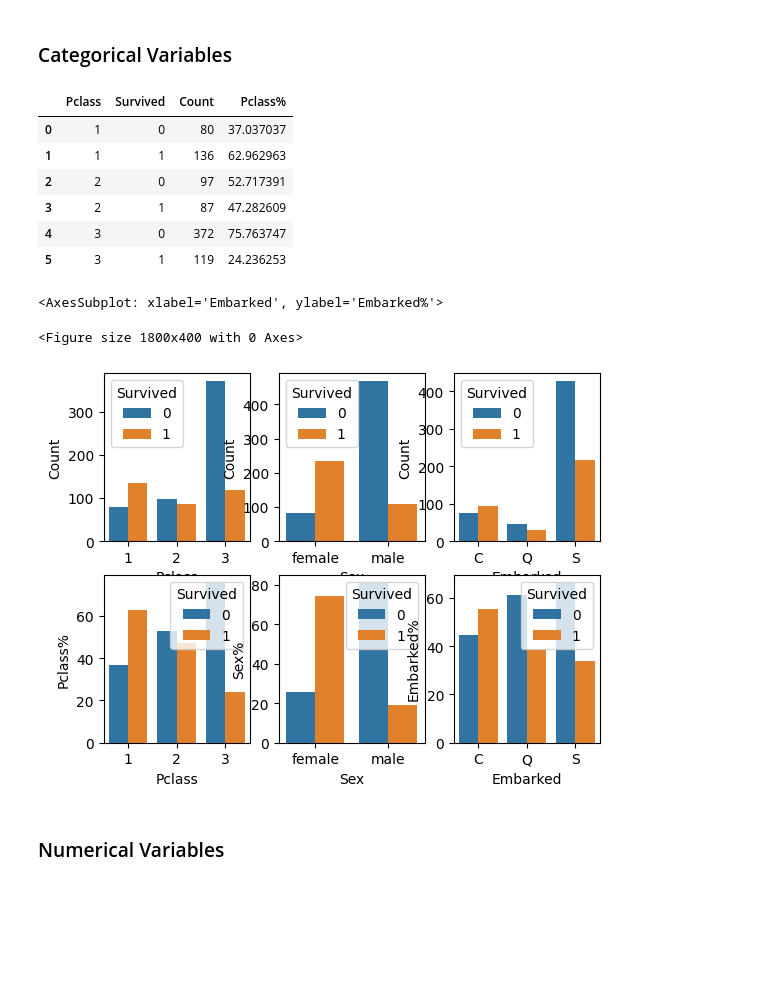
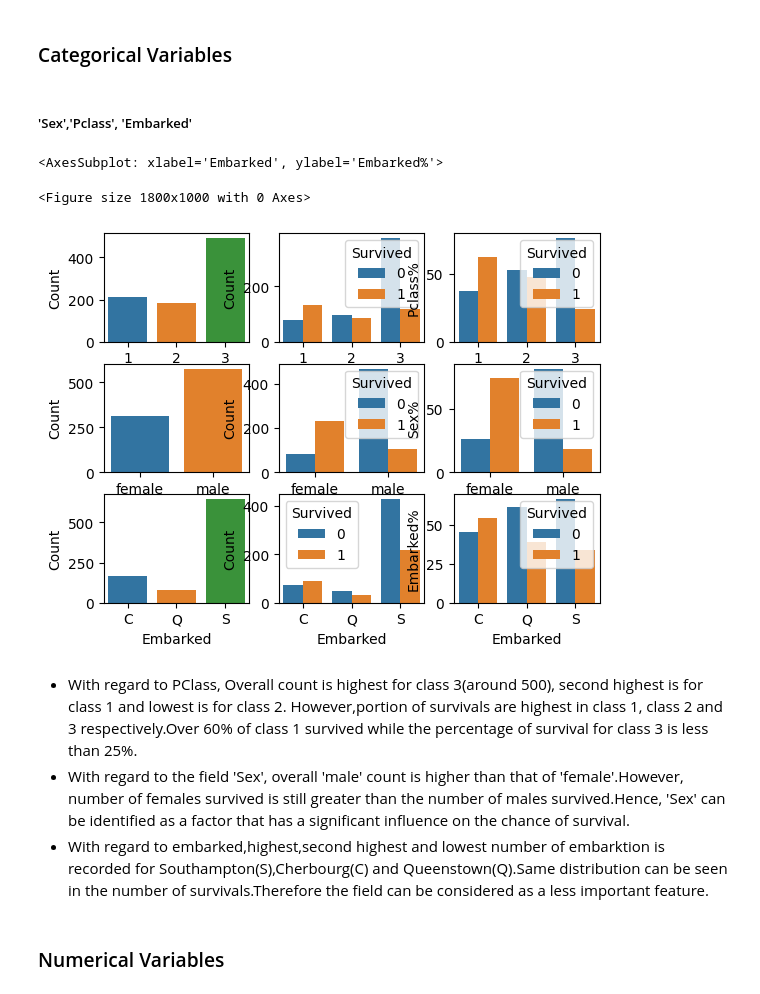
Before and after one commit to Hasitha199310/Titanic, a Jupyter notebook: Titanic Data Analysis.ipynb, the cells around one changed output. Saved outputs shown, nothing was run; the diff lists cells and outputs as text; code cells hidden in the pictures; blank space fills up the shorter version.

```diff
--- a/Titanic Data Analysis.ipynb
+++ b/Titanic Data Analysis.ipynb
@@ -4,8 +4,8 @@ import numpy as np
 import matplotlib.pyplot as plt
 import seaborn as sns
 # %%
-train = pd.read_csv('Titanic/train.csv')
-test = pd.read_csv('Titanic/test.csv')
+train = pd.read_csv('data/train.csv')
+test = pd.read_csv('data/test.csv')
 # %% [markdown]
 ## Data Description
 
@@ -67,40 +64,42 @@ train_pclass['Pclass%'] = 100* train_pclass['Count']/train_pclass.groupby(['Pcla
-# %%
-train_pclass
-# %% [output]
-|  | Pclass | Survived | Count | Pclass% |
-| 0 | 1 | 0 | 80 | 37.037037 |
-| 1 | 1 | 1 | 136 | 62.962963 |
-| 2 | 2 | 0 | 97 | 52.717391 |
-| 3 | 2 | 1 | 87 | 47.282609 |
-| 4 | 3 | 0 | 372 | 75.763747 |
-| 5 | 3 | 1 | 119 | 24.236253 |
+# %% [markdown]
+##### 'Sex','Pclass', 'Embarked'
 # %%
 # creating the bar plot
 #define dimensions of subplots (rows, columns)
-plt.figure(figsize=(18,4))
-fig, axes = plt.subplots(2, 3)
+plt.figure(figsize=(18,10))
+fig, axes = plt.subplots(3, 3)
 
-#create chart in each subplot
+#Pclass
+train_pclass_total = train.groupby(['Pclass']).size().reset_index(name = 'Count')
+sns.barplot(data = train_pclass_total, x = 'Pclass', y= 'Count', ax=axes[0,0])
 train_pclass = train.groupby(['Pclass','Survived']).size().reset_index(name = 'Count')
-sns.barplot(data = train_pclass, x = 'Pclass', y= 'Count', hue = 'Survived', ax=axes[0,0])
+sns.barplot(data = train_pclass, x = 'Pclass', y= 'Count', hue = 'Survived', ax=axes[0,1])
 train_pclass['Pclass%'] = 100* train_pclass['Count']/train_pclass.groupby(['Pclass'])['Count'].transform('sum')
-sns.barplot(data = train_pclass, x = 'Pclass', y= 'Pclass%', hue = 'Survived', ax=axes[1,0])
+sns.barplot(data = train_pclass, x = 'Pclass', y= 'Pclass%', hue = 'Survived', ax=axes[0,2])
 
-#create chart in each subplot
+#Sex
+train_Sex_total = train.groupby(['Sex']).size().reset_index(name = 'Count')
+sns.barplot(data = train_Sex_total, x = 'Sex', y= 'Count', ax=axes[1,0])
 train_sex = train.groupby(['Sex','Survived']).size().reset_index(name = 'Count')
-sns.barplot(data = train_sex, x = 'Sex', y= 'Count', hue = 'Survived', ax=axes[0,1])
+sns.barplot(data = train_sex, x = 'Sex', y= 'Count', hue = 'Survived', ax=axes[1,1])
 train_sex['Sex%'] = 100* train_sex['Count']/train_sex.groupby(['Sex'])['Count'].transform('sum')
-sns.barplot(data = train_sex, x = 'Sex', y= 'Sex%', hue = 'Survived', ax=axes[1,1])
+sns.barplot(data = train_sex, x = 'Sex', y= 'Sex%', hue = 'Survived', ax=axes[1,2])
 
-#create chart in each subplot
+#Embarked
+train_Embarked_total = train.groupby(['Embarked']).size().reset_index(name = 'Count')
+sns.barplot(data = train_Embarked_total, x = 'Embarked', y= 'Count', ax=axes[2,0])
 train_embarked = train.groupby(['Embarked','Survived']).size().reset_index(name = 'Count')
-sns.barplot(data = train_embarked, x = 'Embarked', y= 'Count', hue = 'Survived', ax=axes[0,2])
+sns.barplot(data = train_embarked, x = 'Embarked', y= 'Count', hue = 'Survived', ax=axes[2,1])
 train_embarked['Embarked%'] = 100* train_embarked['Count']/train_embarked.groupby(['Embarked'])['Count'].transform('sum')
-sns.barplot(data = train_embarked, x = 'Embarked', y= 'Embarked%', hue = 'Survived', ax=axes[1,2])
+sns.barplot(data = train_embarked, x = 'Embarked', y= 'Embarked%', hue = 'Survived', ax=axes[2,2])
 # %% [output]
 <AxesSubplot: xlabel='Embarked', ylabel='Embarked%'>
-<Figure size 1800x400 with 0 Axes>
+<Figure size 1800x1000 with 0 Axes>
-[figure, old version]
+[figure, new version]
+# %% [markdown]
+- With regard to PClass, Overall count is highest for class 3(around 500), second highest is for class 1 and lowest is for class 2. However,portion of survivals are highest in class 1, class 2 and 3 respectively.Over 60% of class 1 survived while the percentage of survival for class 3 is less than 25%.
+- With regard to the field 'Sex', overall 'male' count is higher than that of 'female'.However, number of females survived is still greater than the number of males survived.Hence, 'Sex' can be identified as a factor that has a significant influence on the chance of survival.
+- With regard to embarked,highest,second highest and lowest number of embarktion is recorded for Southampton(S),Cherbourg(C) and Queenstown(Q).Same distribution can be seen in the number of survivals.Therefore the field can be considered as a less important feature.
 # %% [markdown]
 ### Numerical Variables
 # %% [markdown]
```
Also changed, not shown: parts of 48 cells of this notebook, 3 other files.
